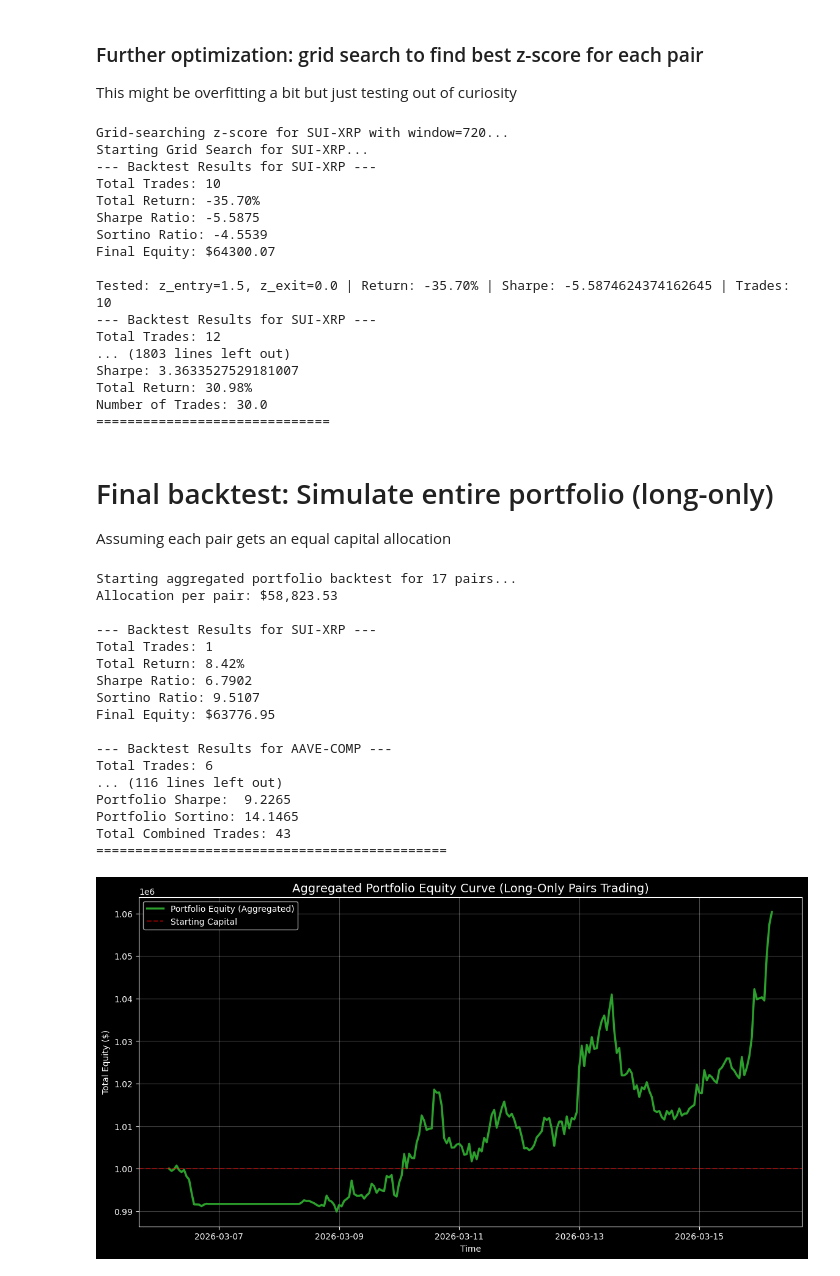
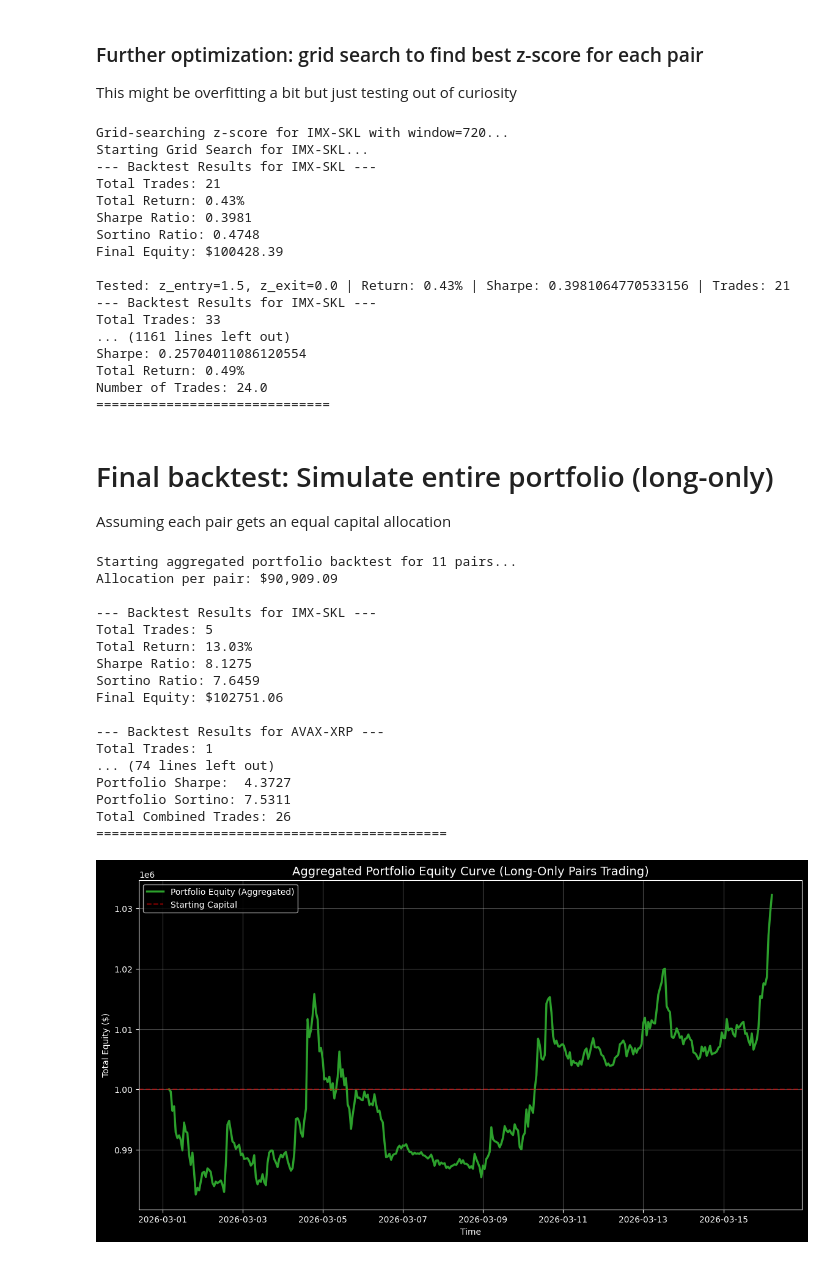
Before and after one commit to kea-S/comroom_capital_quant_trading_hackathon, a Jupyter notebook: research/pairs_trade_research.ipynb, the cells around one changed output. Drawn from its saved outputs; the diff is of its cells as text; code cells hidden in the pictures.

```diff
--- a/research/pairs_trade_research.ipynb
+++ b/research/pairs_trade_research.ipynb
@@ -168,7 +168,7 @@ Loaded cached JASMY (JASMYUSDT) ... 24000 candles
 EXPECTED_CANDLES = DAYS_BACK * 24
 
 # How many days of data we want to train & test this on
-DAYS = 100
+DAYS = 120
 
 close_prices = pd.DataFrame({
     name: df.set_index("open_time")["close"]
@@ -211,8 +211,8 @@ plt.show()
 # %% [markdown]
 ### Get log prices & returns
 # %%
-# Split Data: 80-20
-split_idx = int(len(close_prices) * 0.9)
+# Split Data
+split_idx = int(len(close_prices) * 0.75)
 train_close_prices = close_prices.iloc[:split_idx]
 test_close_prices = close_prices.iloc[split_idx:]
 
@@ -921,22 +921,22 @@ for index, row in results_df.iterrows():
         window=best_window,    # <--- Now it uses the specific best window
     )
 # %% [output]
-Grid-searching z-score for SUI-XRP with window=720...
-Starting Grid Search for SUI-XRP...
---- Backtest Results for SUI-XRP ---
-Total Trades: 10
-Total Return: -35.70%
-Sharpe Ratio: -5.5875
-Sortino Ratio: -4.5539
-Final Equity: $64300.07
+Grid-searching z-score for IMX-SKL with window=720...
+Starting Grid Search for IMX-SKL...
+--- Backtest Results for IMX-SKL ---
+Total Trades: 21
+Total Return: 0.43%
+Sharpe Ratio: 0.3981
+Sortino Ratio: 0.4748
+Final Equity: $100428.39
 
-Tested: z_entry=1.5, z_exit=0.0 | Return: -35.70% | Sharpe: -5.5874624374162645 | Trades: 10
---- Backtest Results for SUI-XRP ---
-Total Trades: 12
-... (1803 lines left out)
-Sharpe: 3.3633527529181007
-Total Return: 30.98%
-Number of Trades: 30.0
+Tested: z_entry=1.5, z_exit=0.0 | Return: 0.43% | Sharpe: 0.3981064770533156 | Trades: 21
+--- Backtest Results for IMX-SKL ---
+Total Trades: 33
+... (1161 lines left out)
+Sharpe: 0.25704011086120554
+Total Return: 0.49%
+Number of Trades: 24.0
 ==============================
 # %% [markdown]
 # Final backtest: Simulate entire portfolio (long-only)
@@ -967,6 +967,7 @@ for idx, row in results_df.iterrows():
         window=720,
         z_entry=1.5,
         z_exit=0.5,
+        stop_loss_pct=0.05,
         starting_capital=capital_per_pair
     )
 
@@ -1000,45 +1001,45 @@ if p_returns.std() != 0:
 final_portfolio_equity = portfolio_equity_df['total_equity'].iloc[-1]
 portfolio_total_return = (final_portfolio_equity - total_portfolio_capital) / total_portfolio_capital
 
 # 5. Display Summary
 print("\n" + "="*45)
 print("--- AGGREGATED PORTFOLIO PERFORMANCE ---")
 print(f"Initial Investment: ${total_portfolio_capital:,.2f}")
 print(f"Final Equity:      ${final_portfolio_equity:,.2f}")
 print(f"Total Return:      {portfolio_total_return * 100:.2f}%")
 print(f"Portfolio Sharpe:  {p_sharpe:.4f}")
 print(f"Portfolio Sortino: {p_sortino:.4f}")
 print(f"Total Combined Trades: {sum(len(t) for t in all_trades)}")
 print("="*45)
 
 # 6. Plot the Portfolio Equity Curve
 import matplotlib.pyplot as plt
 
 plt.figure(figsize=(14, 7))
 plt.plot(portfolio_equity_df['total_equity'], label='Portfolio Equity (Aggregated)', color='#2ca02c', linewidth=2.5)
 plt.axhline(y=total_portfolio_capital, color='red', linestyle='--', alpha=0.5, label='Starting Capital')
 plt.title('Aggregated Portfolio Equity Curve (Long-Only Pairs Trading)', fontsize=14)
 plt.ylabel('Total Equity ($)')
 plt.xlabel('Time')
 plt.legend()
 plt.grid(True, alpha=0.3)
 plt.show()
 # %% [output]
-Starting aggregated portfolio backtest for 17 pairs...
-Allocation per pair: $58,823.53
+Starting aggregated portfolio backtest for 11 pairs...
+Allocation per pair: $90,909.09
 
---- Backtest Results for SUI-XRP ---
+--- Backtest Results for IMX-SKL ---
+Total Trades: 5
+Total Return: 13.03%
+Sharpe Ratio: 8.1275
+Sortino Ratio: 7.6459
+Final Equity: $102751.06
+
+--- Backtest Results for AVAX-XRP ---
 Total Trades: 1
-Total Return: 8.42%
-Sharpe Ratio: 6.7902
-Sortino Ratio: 9.5107
-Final Equity: $63776.95
-
---- Backtest Results for AAVE-COMP ---
-Total Trades: 6
-... (116 lines left out)
-Portfolio Sharpe:  9.2265
-Portfolio Sortino: 14.1465
-Total Combined Trades: 43
+... (74 lines left out)
+Portfolio Sharpe:  4.3727
+Portfolio Sortino: 7.5311
+Total Combined Trades: 26
 =============================================
-[figure, old version]
+[figure, new version]
```
Also changed, not shown: parts of 10 cells of this notebook, 2 other files.
